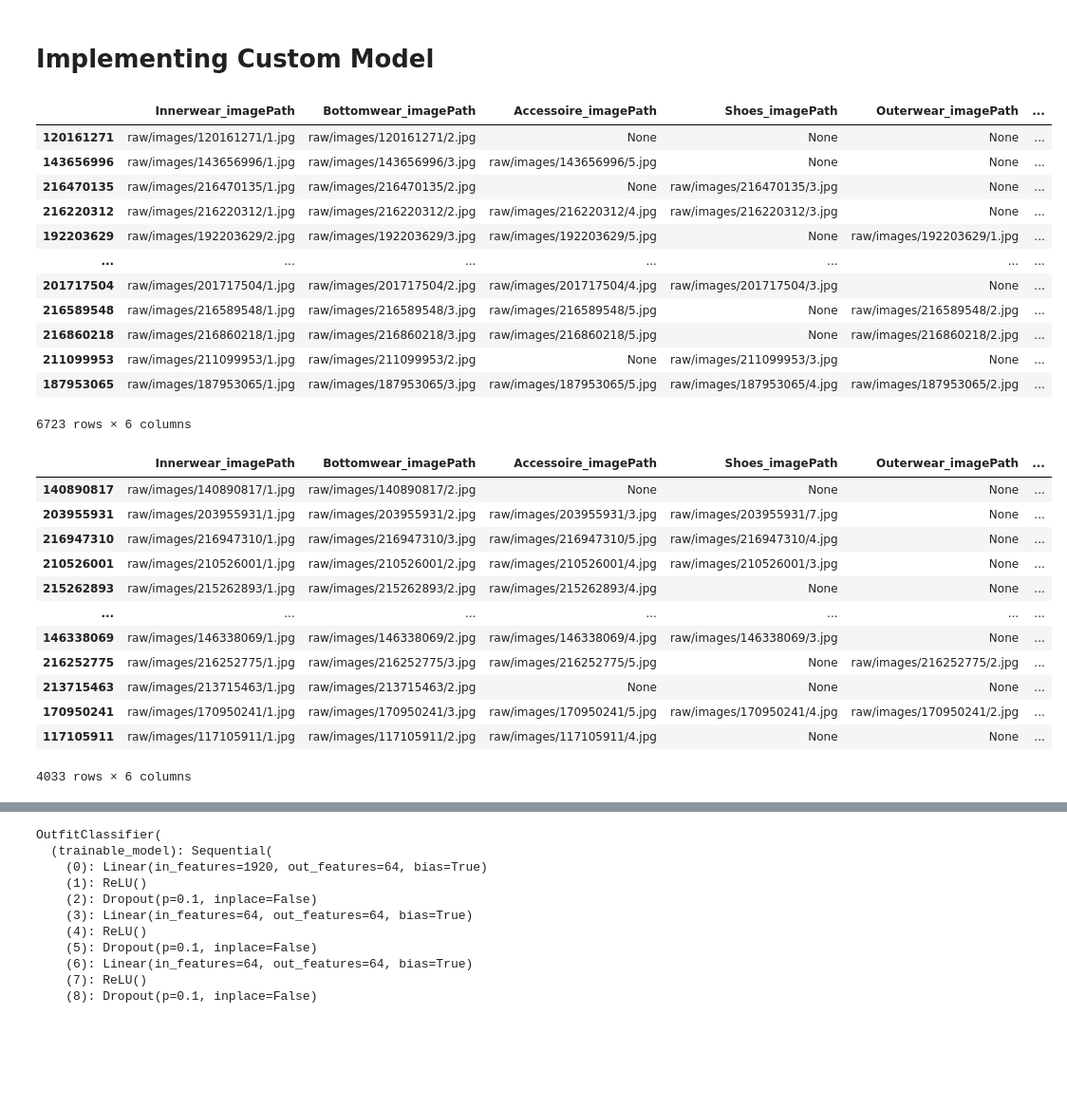
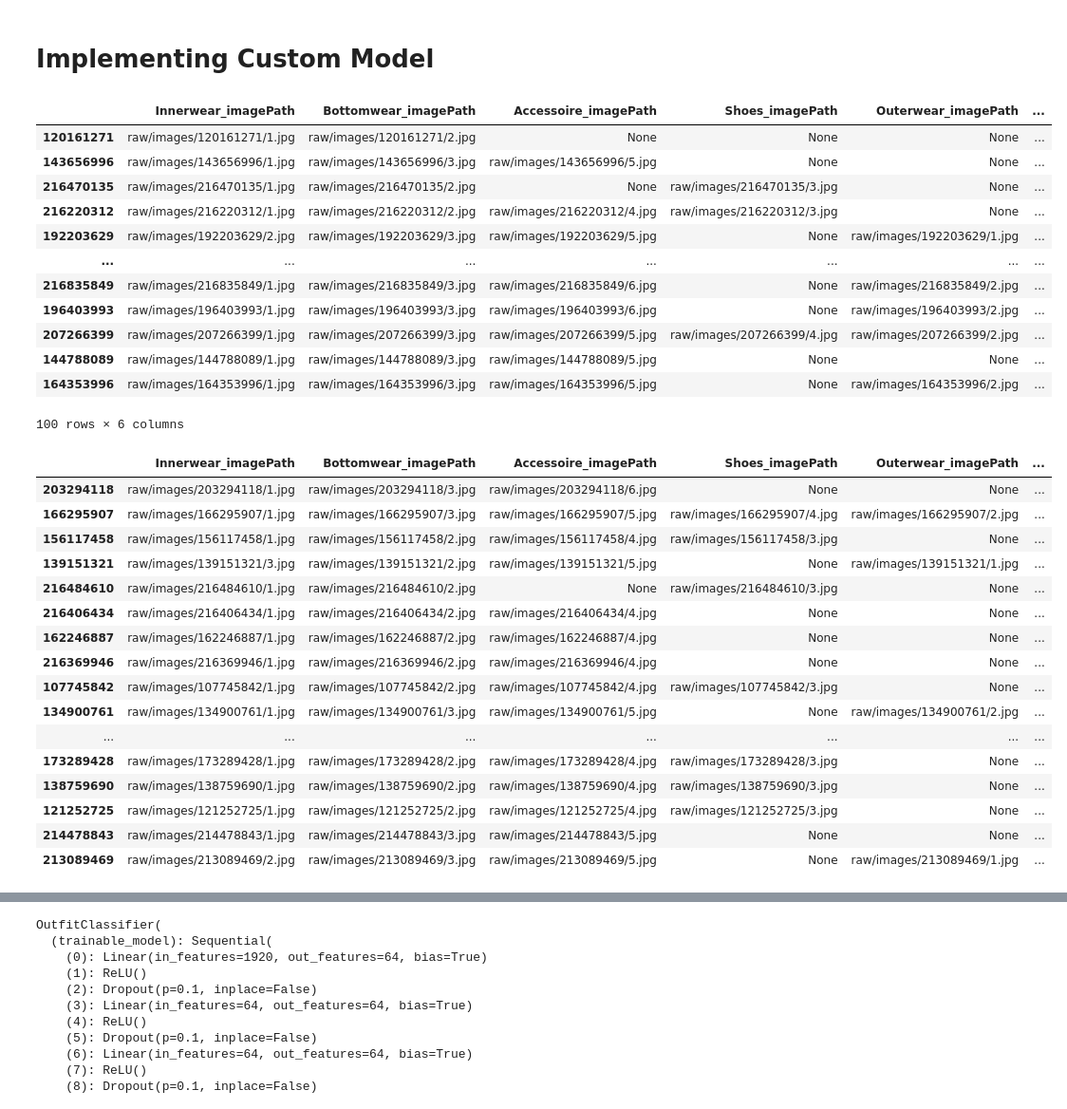
Before and after one commit to RomanZberg/DSPRO2-outfit-recommendation, a Jupyter notebook: basic-models/dino-based-model_simple.ipynb, the cells around one changed output, grey strips where cells are left out. Shown at 95% size. Drawn from its saved outputs; the diff is of its cells as text; code cells hidden in the pictures; blank space fills up the shorter version.

```diff
--- a/basic-models/dino-based-model_simple.ipynb
+++ b/basic-models/dino-based-model_simple.ipynb
@@ -343,24 +383,24 @@ class CustomDataset(torch.utils.data.Dataset):
 # %%
 df = pd.read_parquet(
     dataset_path
-)
+).head(100)
 #df = df.iloc[:100].copy()
 
 df
 # %% [output]
 |  | Innerwear_imagePath | Bottomwear_imagePath | Accessoire_imagePath | Shoes_imagePath | Outerwear_imagePath | ... |
 | 120161271 | raw/images/120161271/1.jpg | raw/images/120161271/2.jpg | None | None | None | ... |
 | 143656996 | raw/images/143656996/1.jpg | raw/images/143656996/3.jpg | raw/images/143656996/5.jpg | None | None | ... |
 | 216470135 | raw/images/216470135/1.jpg | raw/images/216470135/2.jpg | None | raw/images/216470135/3.jpg | None | ... |
 | 216220312 | raw/images/216220312/1.jpg | raw/images/216220312/2.jpg | raw/images/216220312/4.jpg | raw/images/216220312/3.jpg | None | ... |
 | 192203629 | raw/images/192203629/2.jpg | raw/images/192203629/3.jpg | raw/images/192203629/5.jpg | None | raw/images/192203629/1.jpg | ... |
 | ... | ... | ... | ... | ... | ... | ... |
-| 201717504 | raw/images/201717504/1.jpg | raw/images/201717504/2.jpg | raw/images/201717504/4.jpg | raw/images/201717504/3.jpg | None | ... |
-| 216589548 | raw/images/216589548/1.jpg | raw/images/216589548/3.jpg | raw/images/216589548/5.jpg | None | raw/images/216589548/2.jpg | ... |
-| 216860218 | raw/images/216860218/1.jpg | raw/images/216860218/3.jpg | raw/images/216860218/5.jpg | None | raw/images/216860218/2.jpg | ... |
-| 211099953 | raw/images/211099953/1.jpg | raw/images/211099953/2.jpg | None | raw/images/211099953/3.jpg | None | ... |
-| 187953065 | raw/images/187953065/1.jpg | raw/images/187953065/3.jpg | raw/images/187953065/5.jpg | raw/images/187953065/4.jpg | raw/images/187953065/2.jpg | ... |
+| 216835849 | raw/images/216835849/1.jpg | raw/images/216835849/3.jpg | raw/images/216835849/6.jpg | None | raw/images/216835849/2.jpg | ... |
+| 196403993 | raw/images/196403993/1.jpg | raw/images/196403993/3.jpg | raw/images/196403993/6.jpg | None | raw/images/196403993/2.jpg | ... |
+| 207266399 | raw/images/207266399/1.jpg | raw/images/207266399/3.jpg | raw/images/207266399/5.jpg | raw/images/207266399/4.jpg | raw/images/207266399/2.jpg | ... |
+| 144788089 | raw/images/144788089/1.jpg | raw/images/144788089/3.jpg | raw/images/144788089/5.jpg | None | None | ... |
+| 164353996 | raw/images/164353996/1.jpg | raw/images/164353996/3.jpg | raw/images/164353996/5.jpg | None | raw/images/164353996/2.jpg | ... |
-6723 rows × 6 columns
+100 rows × 6 columns
 # %%
 from sklearn.model_selection import train_test_split
 
@@ -370,15 +410,19 @@ train, validation = train_test_split(train, test_size=0.25, random_state=42, str
 train
 # %% [output]
 |  | Innerwear_imagePath | Bottomwear_imagePath | Accessoire_imagePath | Shoes_imagePath | Outerwear_imagePath | ... |
-| 140890817 | raw/images/140890817/1.jpg | raw/images/140890817/2.jpg | None | None | None | ... |
-| 203955931 | raw/images/203955931/1.jpg | raw/images/203955931/2.jpg | raw/images/203955931/3.jpg | raw/images/203955931/7.jpg | None | ... |
-| 216947310 | raw/images/216947310/1.jpg | raw/images/216947310/3.jpg | raw/images/216947310/5.jpg | raw/images/216947310/4.jpg | None | ... |
-| 210526001 | raw/images/210526001/1.jpg | raw/images/210526001/2.jpg | raw/images/210526001/4.jpg | raw/images/210526001/3.jpg | None | ... |
-| 215262893 | raw/images/215262893/1.jpg | raw/images/215262893/2.jpg | raw/images/215262893/4.jpg | None | None | ... |
+| 203294118 | raw/images/203294118/1.jpg | raw/images/203294118/3.jpg | raw/images/203294118/6.jpg | None | None | ... |
+| 166295907 | raw/images/166295907/1.jpg | raw/images/166295907/3.jpg | raw/images/166295907/5.jpg | raw/images/166295907/4.jpg | raw/images/166295907/2.jpg | ... |
+| 156117458 | raw/images/156117458/1.jpg | raw/images/156117458/2.jpg | raw/images/156117458/4.jpg | raw/images/156117458/3.jpg | None | ... |
+| 139151321 | raw/images/139151321/3.jpg | raw/images/139151321/2.jpg | raw/images/139151321/5.jpg | None | raw/images/139151321/1.jpg | ... |
+| 216484610 | raw/images/216484610/1.jpg | raw/images/216484610/2.jpg | None | raw/images/216484610/3.jpg | None | ... |
+| 216406434 | raw/images/216406434/1.jpg | raw/images/216406434/2.jpg | raw/images/216406434/4.jpg | None | None | ... |
+| 162246887 | raw/images/162246887/1.jpg | raw/images/162246887/2.jpg | raw/images/162246887/4.jpg | None | None | ... |
+| 216369946 | raw/images/216369946/1.jpg | raw/images/216369946/2.jpg | raw/images/216369946/4.jpg | None | None | ... |
+| 107745842 | raw/images/107745842/1.jpg | raw/images/107745842/2.jpg | raw/images/107745842/4.jpg | raw/images/107745842/3.jpg | None | ... |
+| 134900761 | raw/images/134900761/1.jpg | raw/images/134900761/3.jpg | raw/images/134900761/5.jpg | None | raw/images/134900761/2.jpg | ... |
 | ... | ... | ... | ... | ... | ... | ... |
-| 146338069 | raw/images/146338069/1.jpg | raw/images/146338069/2.jpg | raw/images/146338069/4.jpg | raw/images/146338069/3.jpg | None | ... |
-| 216252775 | raw/images/216252775/1.jpg | raw/images/216252775/3.jpg | raw/images/216252775/5.jpg | None | raw/images/216252775/2.jpg | ... |
-| 213715463 | raw/images/213715463/1.jpg | raw/images/213715463/2.jpg | None | None | None | ... |
-| 170950241 | raw/images/170950241/1.jpg | raw/images/170950241/3.jpg | raw/images/170950241/5.jpg | raw/images/170950241/4.jpg | raw/images/170950241/2.jpg | ... |
-| 117105911 | raw/images/117105911/1.jpg | raw/images/117105911/2.jpg | raw/images/117105911/4.jpg | None | None | ... |
+| 173289428 | raw/images/173289428/1.jpg | raw/images/173289428/2.jpg | raw/images/173289428/4.jpg | raw/images/173289428/3.jpg | None | ... |
+| 138759690 | raw/images/138759690/1.jpg | raw/images/138759690/2.jpg | raw/images/138759690/4.jpg | raw/images/138759690/3.jpg | None | ... |
+| 121252725 | raw/images/121252725/1.jpg | raw/images/121252725/2.jpg | raw/images/121252725/4.jpg | raw/images/121252725/3.jpg | None | ... |
+| 214478843 | raw/images/214478843/1.jpg | raw/images/214478843/3.jpg | raw/images/214478843/5.jpg | None | None | ... |
+| 213089469 | raw/images/213089469/2.jpg | raw/images/213089469/3.jpg | raw/images/213089469/5.jpg | None | raw/images/213089469/1.jpg | ... |
-4033 rows × 6 columns
```
Also changed, not shown: parts of 10 cells of this notebook, 10 other files.
